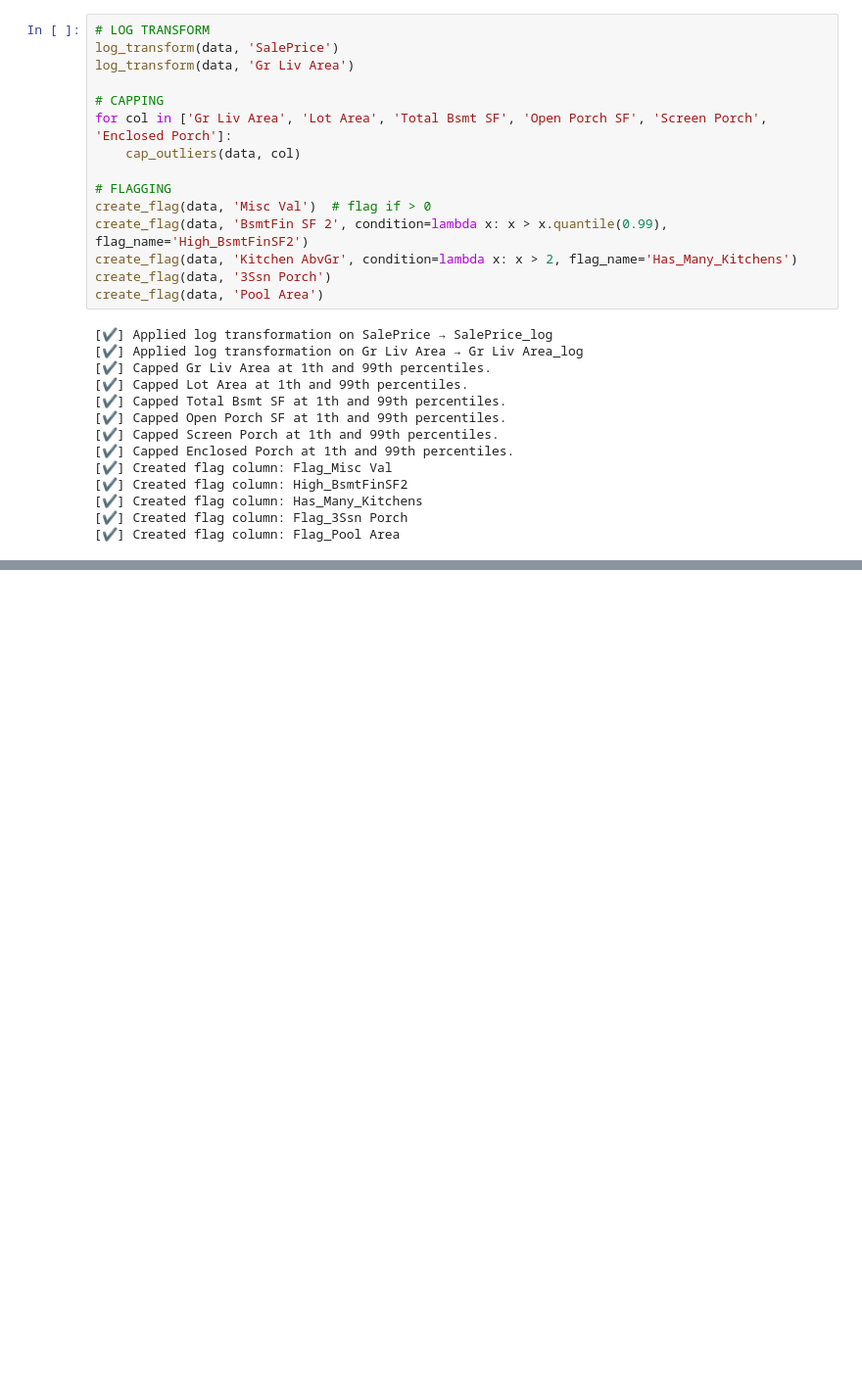
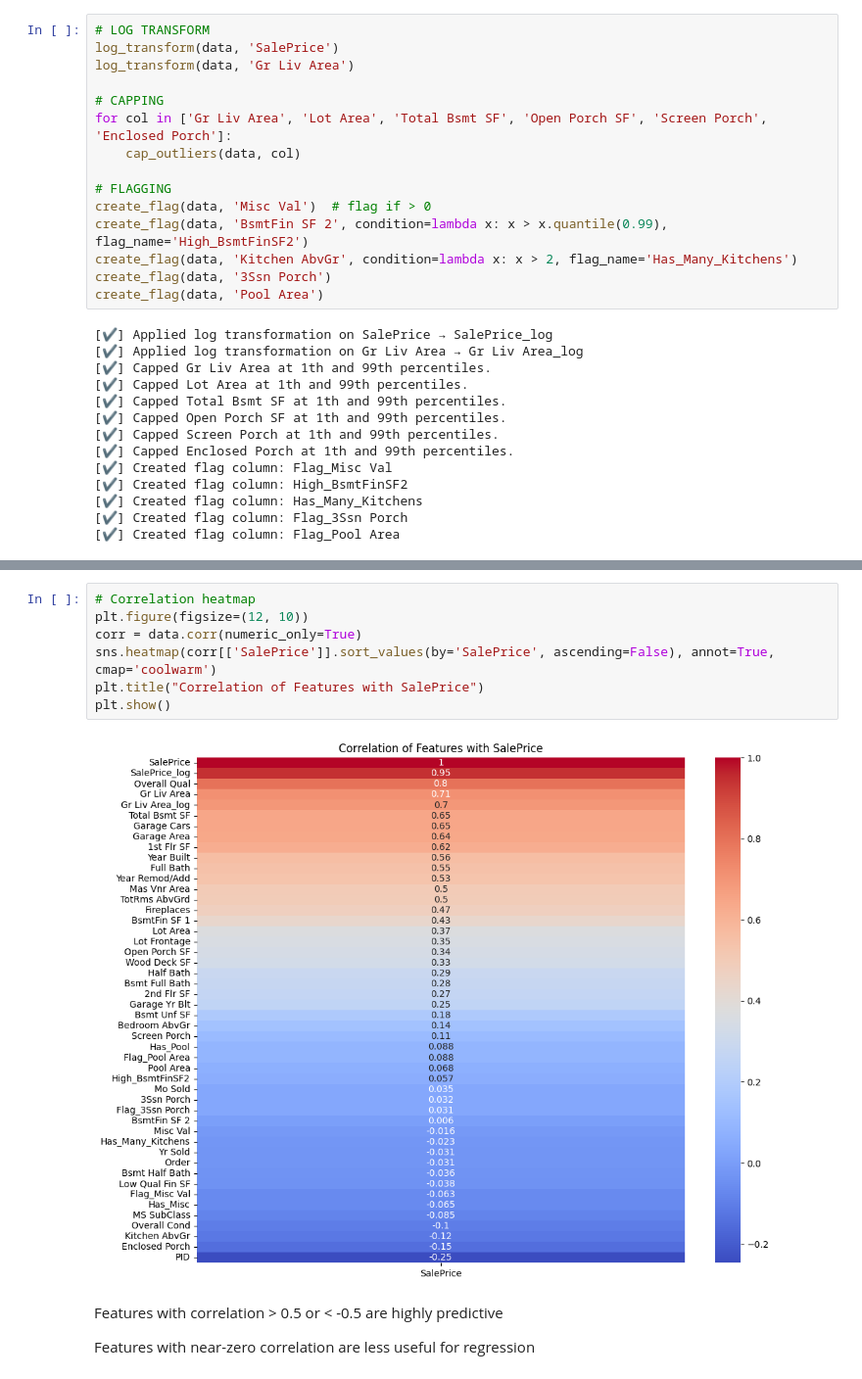
Before and after one commit to amarpoji/ames-housing-project, a Jupyter notebook: notebooks/eda.ipynb, the cells around one changed output, grey strips where cells are left out. Shown at 98% size. Saved outputs shown, nothing was run; the diff lists cells and outputs as text; blank space fills up the shorter version.

```diff
--- a/notebooks/eda.ipynb
+++ b/notebooks/eda.ipynb
@@ -406,0 +516,13 @@ create_flag(data, 'Pool Area')
+# %%
+# Correlation heatmap
+plt.figure(figsize=(12, 10))
+corr = data.corr(numeric_only=True)
+sns.heatmap(corr[['SalePrice']].sort_values(by='SalePrice', ascending=False), annot=True, cmap='coolwarm')
+plt.title("Correlation of Features with SalePrice")
+plt.show()
+# %% [output]
+[figure, added]
+# %% [markdown]
+Features with correlation > 0.5 or < -0.5 are highly predictive
+
+Features with near-zero correlation are less useful for regression
```
Also changed, not shown: parts of 13 cells of this notebook, 2 other files.
